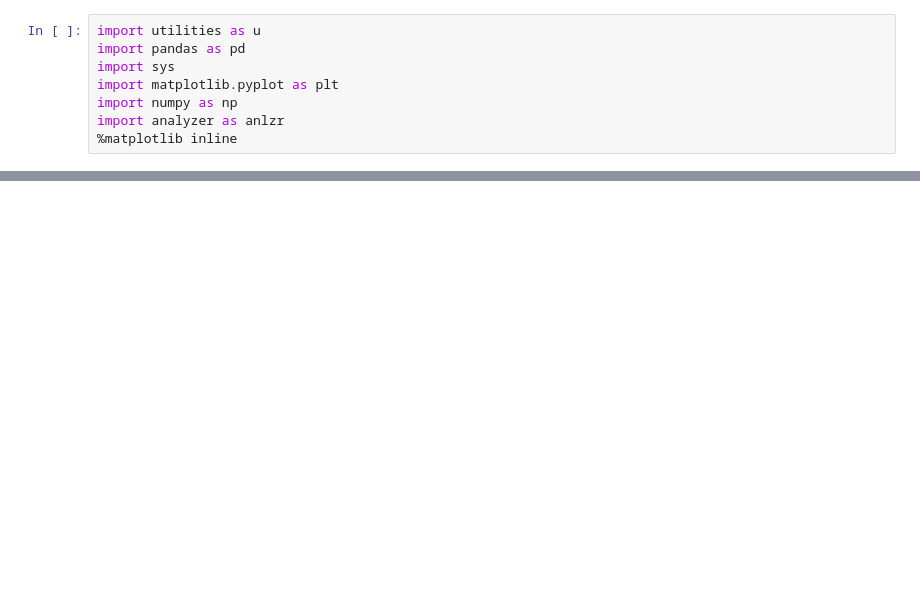
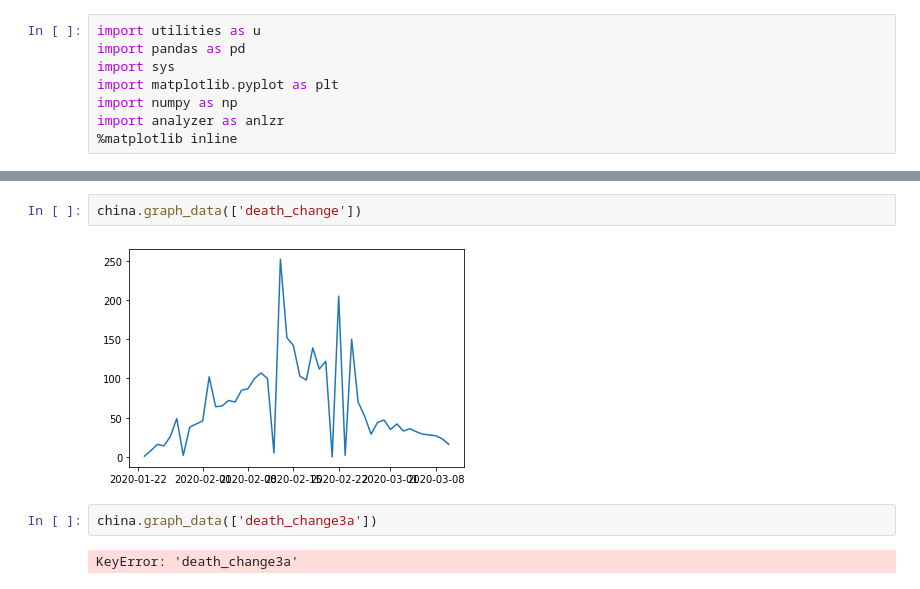
Before and after one commit to Addidy/coronavirus-analysis, a Jupyter notebook: src/China.ipynb, the cells around one changed output, grey strips where cells are left out. Cells and saved outputs as stored; diff of their text form; blank space fills up the shorter version.

Commit message:
update data

```diff
--- a/src/China.ipynb
+++ b/src/China.ipynb
@@ -44,3 +37,11 @@ china.graph_changes(since_x_days_ago=10)
+# %%
+china.graph_data(['death_change'])
+# %% [output]
+[figure, added]
+# %%
+china.graph_data(['death_change3a'])
+# %% [output]
+KeyError: 'death_change3a'
 # %%
 china.graph_data(['death_total'])
 # %% [output]
```
Also changed, not shown: parts of 8 cells of this notebook, 8 other files.
